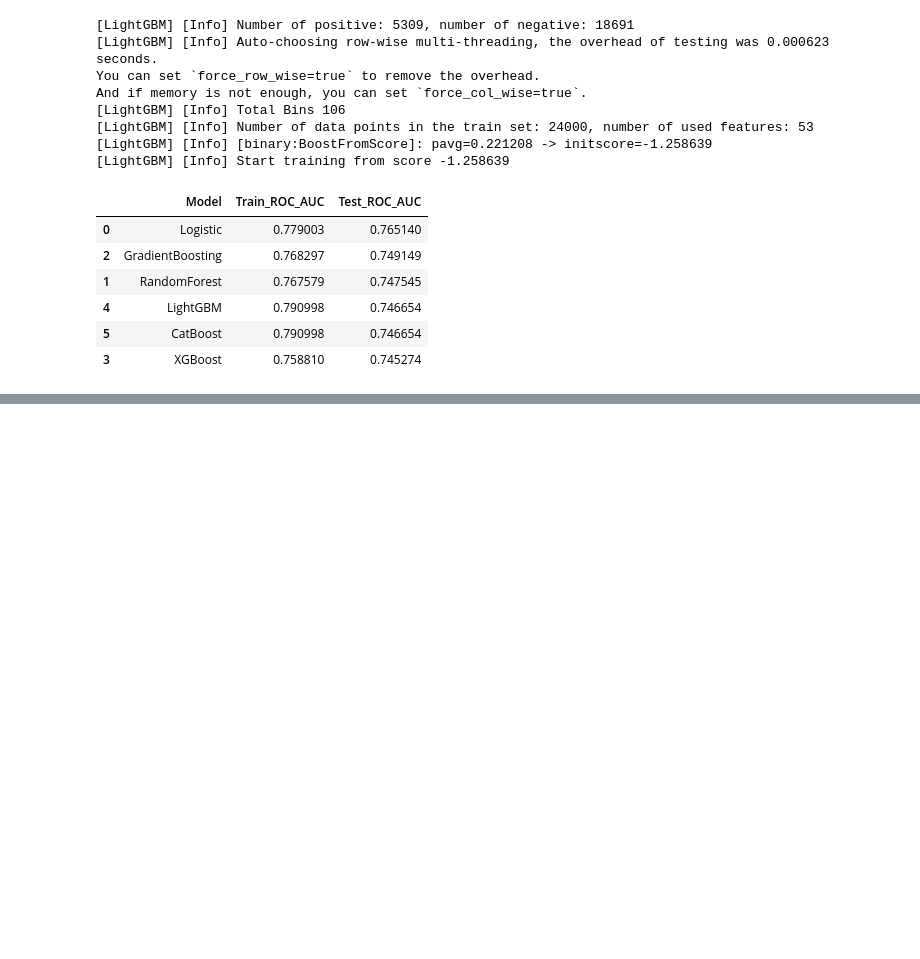
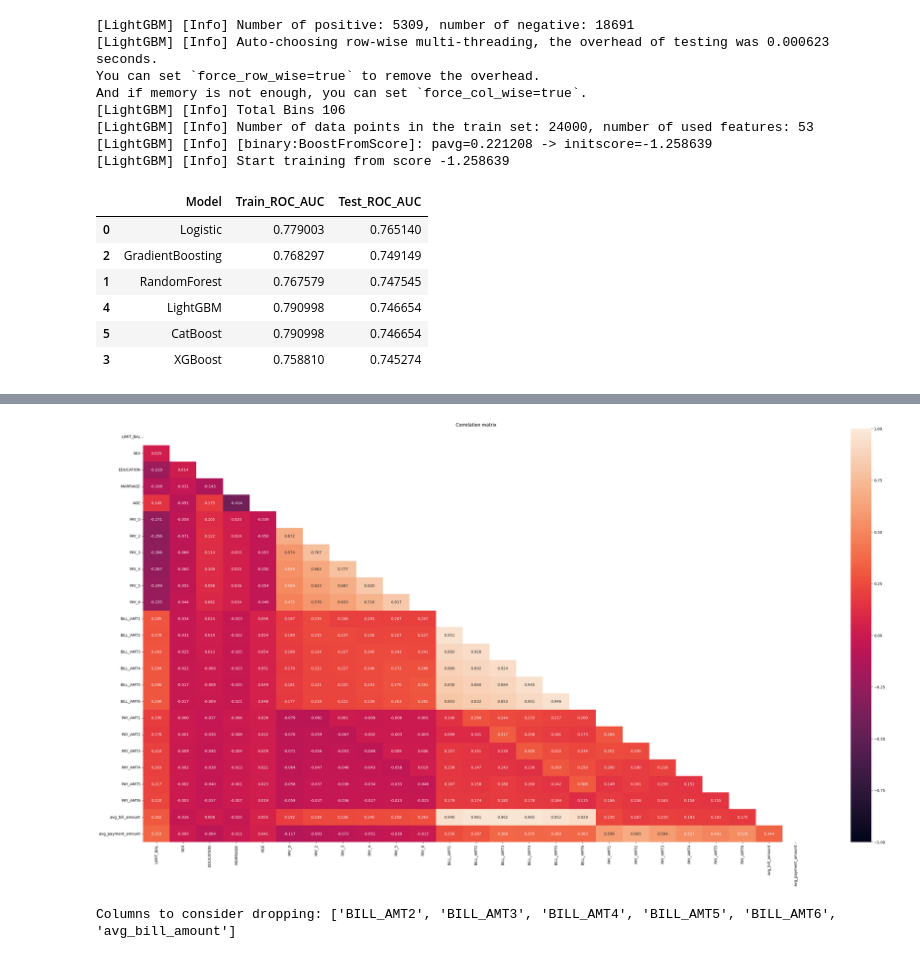
Before and after one commit to ukunnath/entri, a Jupyter notebook: minProject/dev-research/research_eda2.ipynb, the cells around one changed output, grey strips where cells are left out. Drawn from its saved outputs; the diff is of its cells as text; code cells hidden in the pictures; blank space fills up the shorter version.

```diff
--- a/minProject/com/entri/minipro/eda/2-Credit-Card-Defaulters-EDA-Model-Buld-Copy1.ipynb
+++ b/minProject/dev-research/research_eda2.ipynb
@@ -771,0 +809,29 @@ And if memory is not enough, you can set `force_col_wise=true`.
+# %%
+# Correlation Matrix
+plt.figure(figsize=(40,20))
+num_df = df.select_dtypes(include=[np.number]).drop(columns=target)
+corr = num_df.corr()
+mask = np.triu(np.ones_like(corr, dtype=bool))
+sns.heatmap(corr, mask=mask, annot=True, fmt='.3f', vmin=-1, vmax=1)
+plt.xticks(rotation=90)
+plt.yticks(rotation=0)
+plt.title('Correlation matrix')
+plt.show()
+# %% [output]
+[figure, added]
+# %%
+import pandas as pd
+import numpy as np
+
+# Correlation matrix
+corr_matrix = df.corr().abs()
+
+# Upper triangle
+upper = corr_matrix.where(np.triu(np.ones(corr_matrix.shape), k=1).astype(bool))
+
+# Find columns with correlation > 0.9
+to_drop = [col for col in upper.columns if any(upper[col] > 0.9)]
+
+print("Columns to consider dropping:", to_drop)
+# %% [output]
+Columns to consider dropping: ['BILL_AMT2', 'BILL_AMT3', 'BILL_AMT4', 'BILL_AMT5', 'BILL_AMT6', 'avg_bill_amount']
```
Also changed, not shown: parts of 36 cells of this notebook, 16 other files.
